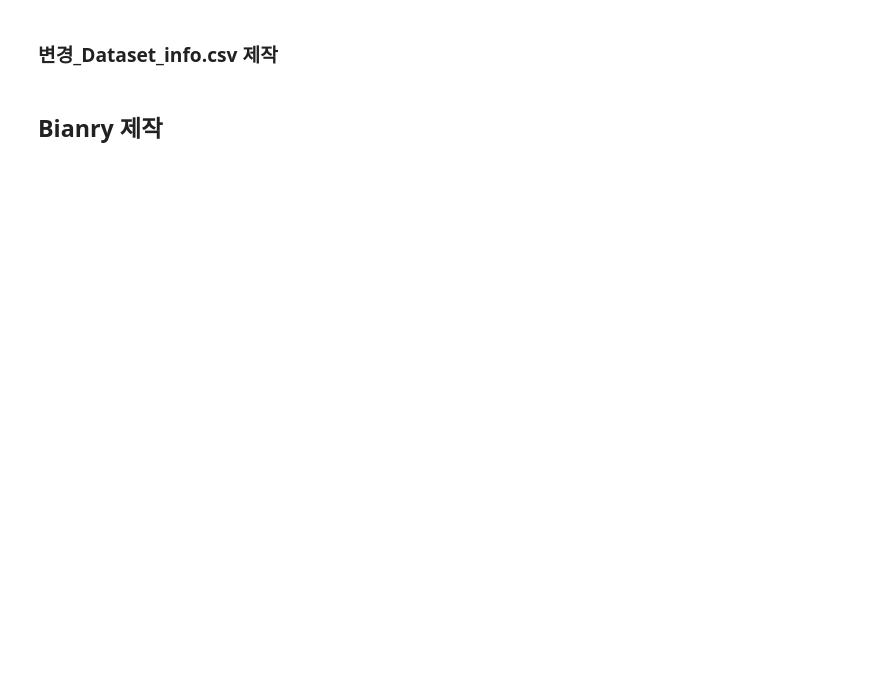
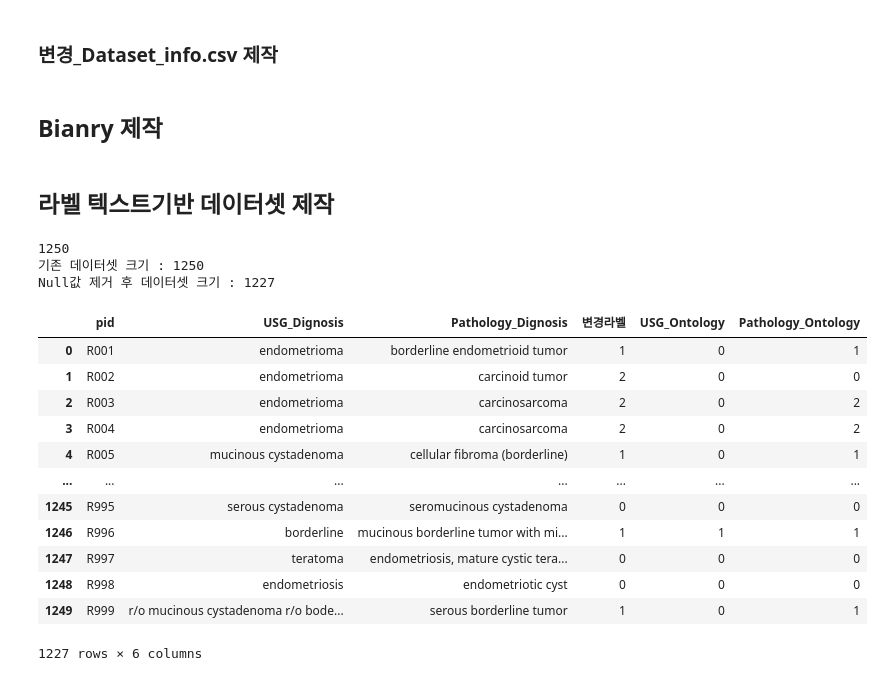
Before and after one commit to dablro12/OvarianCystNet, a Jupyter notebook: notebooks/1_Data_EDA.ipynb, the cells around one changed output. Saved outputs shown, nothing was run; the diff lists cells and outputs as text; code cells hidden in the pictures; blank space fills up the shorter version.

```diff
--- a/notebooks/1_Data_EDA.ipynb
+++ b/notebooks/1_Data_EDA.ipynb
@@ -271,3 +236,56 @@ df = pd.read_csv(multi_label_path)
 
 binary_df = df[df['label'] != 1]
 binary_df.to_csv(multi_label_path.replace(".csv", "_binary.csv"), index=False)
+# %% [markdown]
+## 라벨 텍스트기반 데이터셋 제작
+# %%
+import pandas as pd
+import re
+from utils.ontology import normalize_txt, usg_ontology_parse, pathology_ontology_parse
+# ================================
+# 📌 5. DataFrame 전체 적용
+# ================================
+datasheet = "/workspace/pcos_dataset/labels/라벨표기변경데이터시트.csv"
+datasheet_df = pd.read_csv(datasheet)
+
+print(len(datasheet_df))
+# [Step1] 정규화
+datasheet_df = normalize_txt(datasheet_df, 'USG_Dignosis')
+datasheet_df = normalize_txt(datasheet_df, 'Pathology_Dignosis')
+
+# [Step2] Null값 제거
+print(f"기존 데이터셋 크기 : {len(datasheet_df)}")
+datasheet_df = datasheet_df[
+    ~(datasheet_df['USG_Dignosis'].isnull() |
+      datasheet_df['Pathology_Dignosis'].isnull())
+]
+print(f"Null값 제거 후 데이터셋 크기 : {len(datasheet_df)}")
+
+# [Step3] Benign / Borderline / Malignant 로 분류
+datasheet_df['USG_Ontology'] = datasheet_df['USG_Dignosis'].apply(usg_ontology_parse)
+datasheet_df['Pathology_Ontology'] = datasheet_df['Pathology_Dignosis'].apply(pathology_ontology_parse)
+
+# label|0:양성, 1:중간형, 2:악성 -> '변경라벨'로 컬럼명 변경
+datasheet_df = datasheet_df.rename(columns={"label|0:양성, 1:중간형, 2:악성": "변경라벨"})
+
+datasheet_df.to_csv("/workspace/pcos_dataset/labels/라벨표기변경데이터시트_ontology.csv")
+# "변경라벨", "USG_Ontology", "Pathology_Ontology" 간 매칭 confusion matrix 생성
+
+datasheet_df
+# %% [output]
+1250
+기존 데이터셋 크기 : 1250
+Null값 제거 후 데이터셋 크기 : 1227
+|  | pid | USG_Dignosis | Pathology_Dignosis | 변경라벨 | USG_Ontology | Pathology_Ontology |
+| 0 | R001 | endometrioma | borderline endometrioid tumor | 1 | 0 | 1 |
+| 1 | R002 | endometrioma | carcinoid tumor | 2 | 0 | 0 |
+| 2 | R003 | endometrioma | carcinosarcoma | 2 | 0 | 2 |
+| 3 | R004 | endometrioma | carcinosarcoma | 2 | 0 | 2 |
+| 4 | R005 | mucinous cystadenoma | cellular fibroma (borderline) | 1 | 0 | 1 |
+| ... | ... | ... | ... | ... | ... | ... |
+| 1245 | R995 | serous cystadenoma | seromucinous cystadenoma | 0 | 0 | 0 |
+| 1246 | R996 | borderline | mucinous borderline tumor with mi... | 1 | 1 | 1 |
+| 1247 | R997 | teratoma | endometriosis, mature cystic tera... | 0 | 0 | 0 |
+| 1248 | R998 | endometriosis | endometriotic cyst | 0 | 0 | 0 |
+| 1249 | R999 | r/o mucinous cystadenoma r/o bode... | serous borderline tumor | 1 | 0 | 1 |
+1227 rows × 6 columns
```
Also changed, not shown: parts of 8 cells of this notebook, 17 other files.
